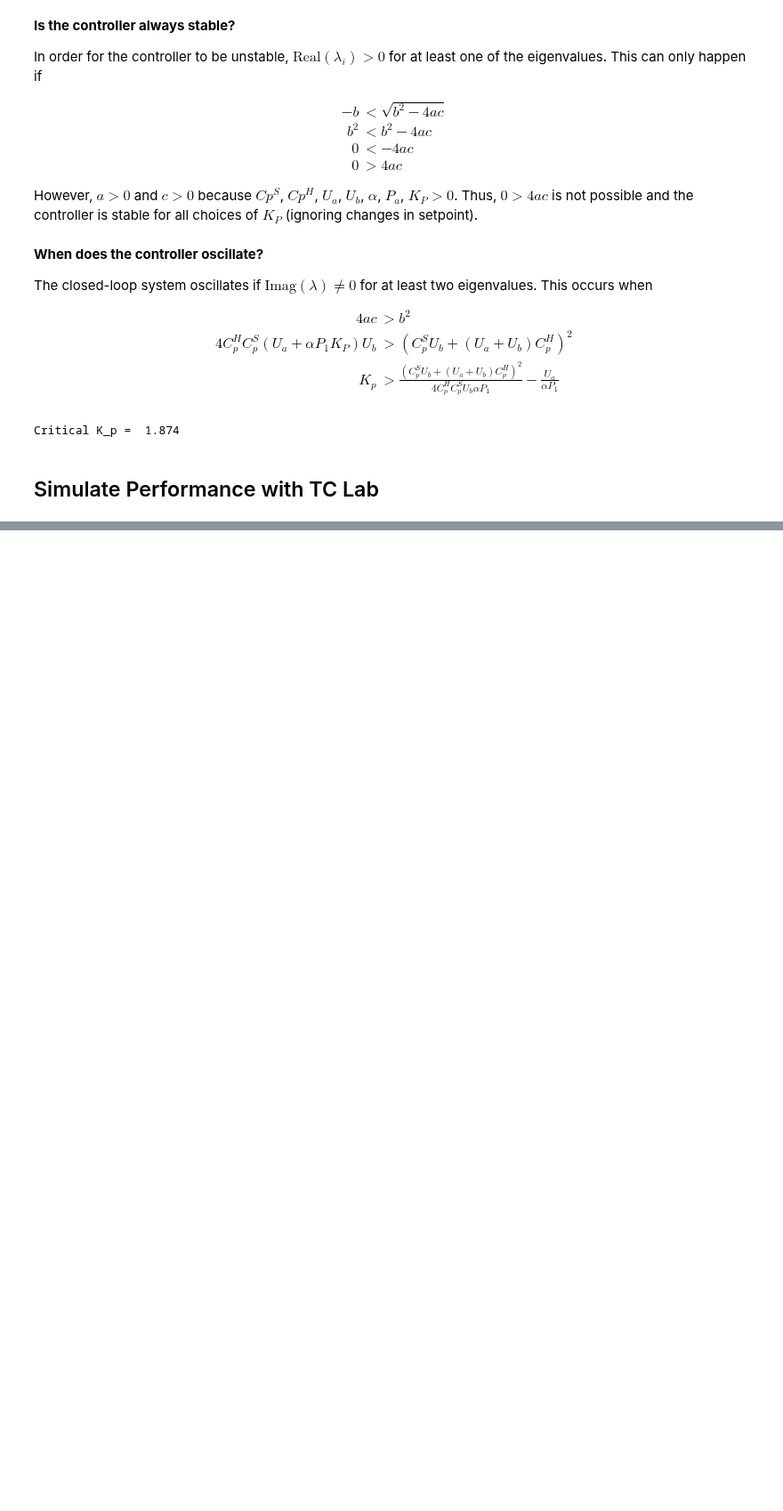
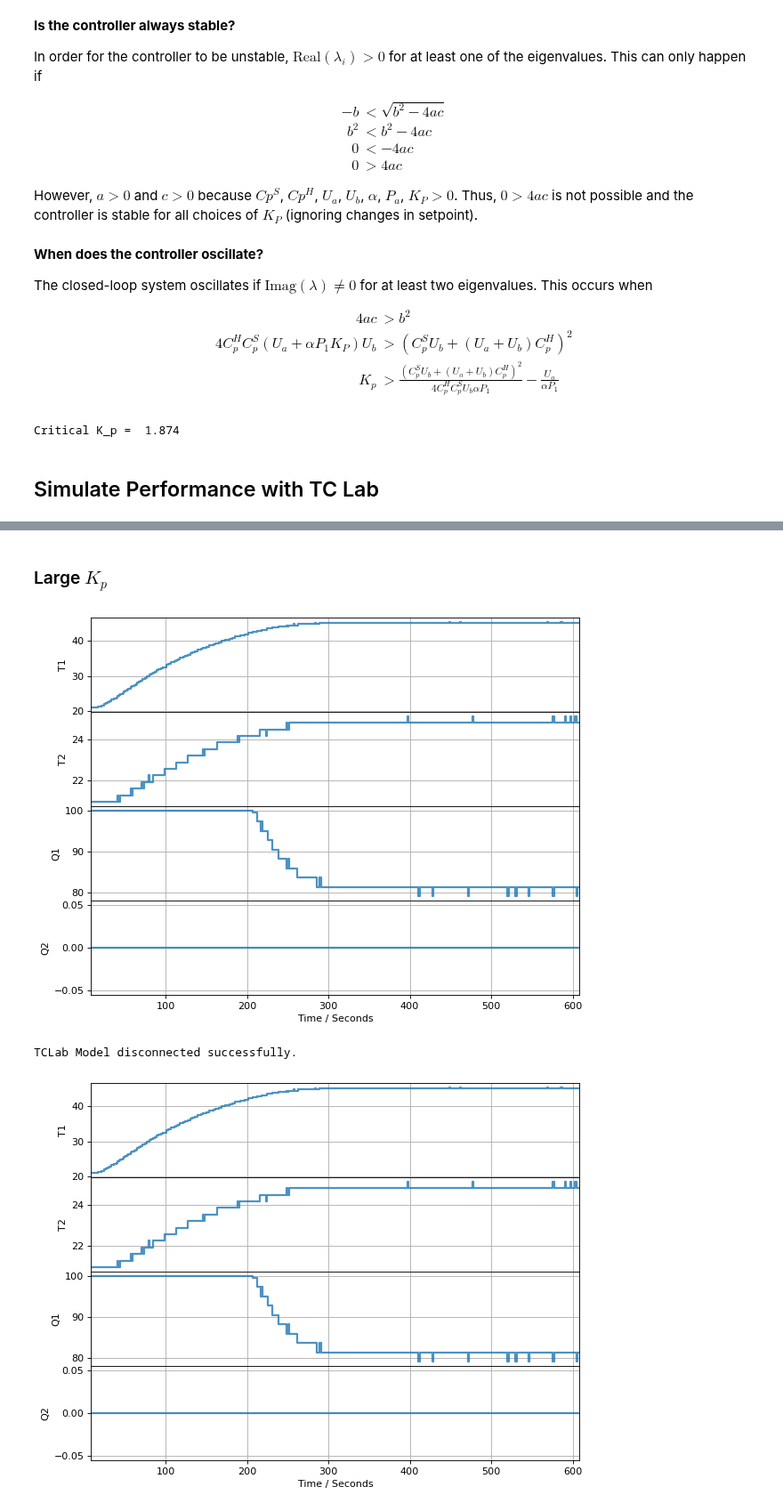
Before and after one commit to jckantor/cbe30338-book, a Jupyter notebook: notebooks/03.08-P-Controller-Analysis.ipynb, the cells around one changed output, grey strips where cells are left out. Shown at 89% size. Drawn from its saved outputs; the diff is of its cells as text; code cells hidden in the pictures; blank space fills up the shorter version.

```diff
--- a/notebooks/03.08-P-Controller-Analysis.ipynb
+++ b/notebooks/03.08-P-Controller-Analysis.ipynb
@@ -464 +477,9 @@ TCLab Model disconnected successfully.
+# %% [markdown]
+### Large $K_p$
+# %%
+simulate_P_only(Kp=7.0)
+# %% [output]
+[figure, added]
+TCLab Model disconnected successfully.
+[figure, added]
 # %% [markdown]
```
Also changed, not shown: parts of 4 cells of this notebook, 1 other file.
